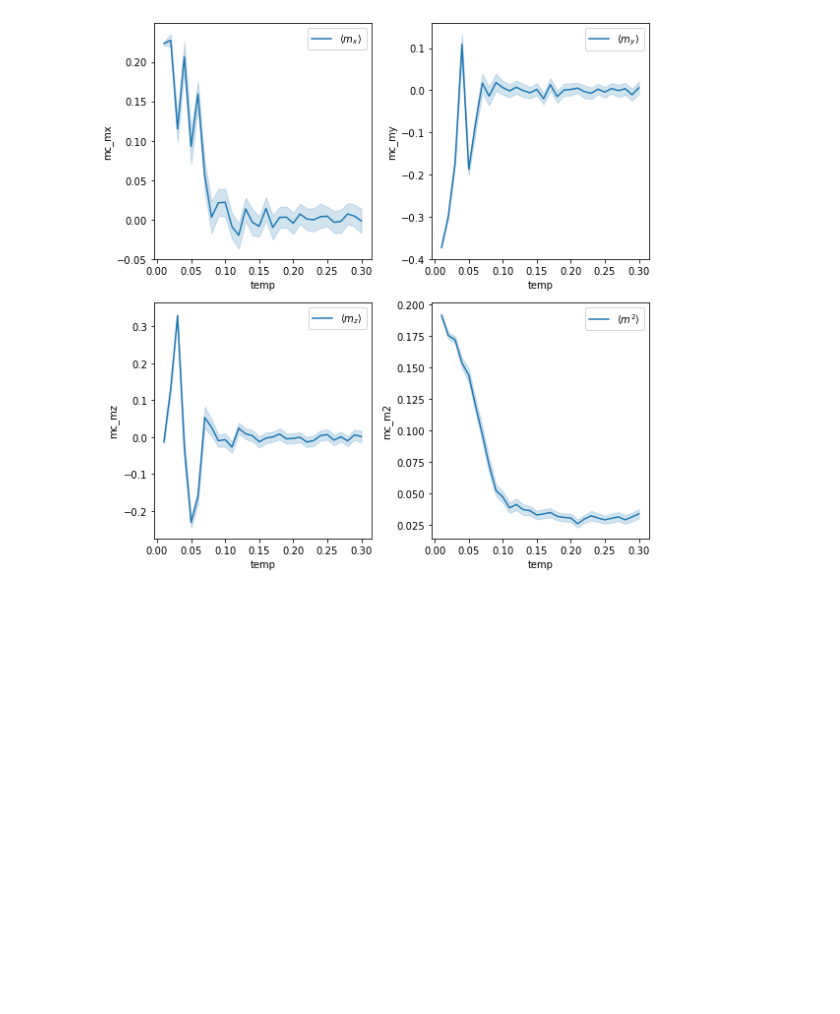
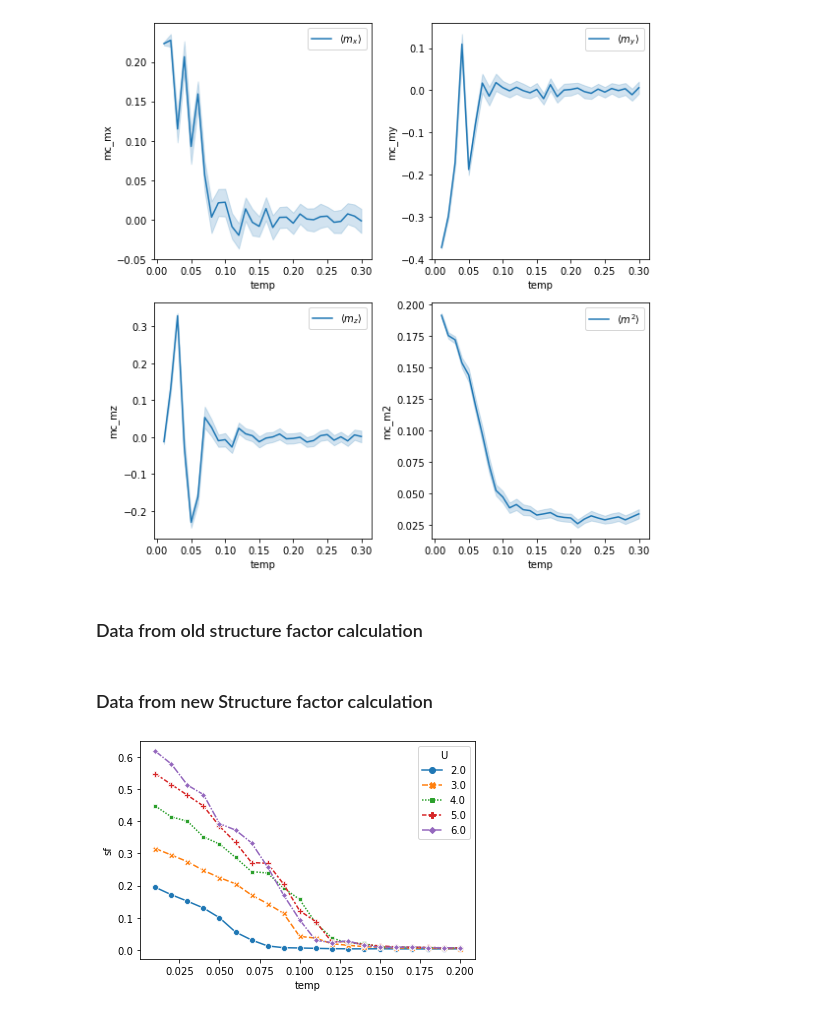
Before and after one commit to Shashi1a/tca_ptca, a Jupyter notebook: spinspincorr.ipynb, the cells around one changed output. Saved outputs shown, nothing was run; the diff lists cells and outputs as text; code cells hidden in the pictures; blank space fills up the shorter version.

```diff
--- a/spinspincorr.ipynb
+++ b/spinspincorr.ipynb
@@ -472,3 +508,27 @@ plt.show()
 fig = px.scatter_3d(df_mc, x='mc_mx', y='mc_my',
                     z='mc_mz', size='mc_m2', color='temp')
 fig.show()
+# %% [markdown]
+### Data from old structure factor calculation
+# %%
+fU2mag = pd.read_csv('U2.0/magnetic_sq_ptca_test_L24_Lc6_U2.0.dat',sep='\t',header=None)
+fU3mag = pd.read_csv('U3.0/magnetic_sq_ptca_test_L24_Lc6_U3.0.dat',sep='\t',header=None)
+fU4mag = pd.read_csv('U4.0/magnetic_sq_ptca_test_L24_Lc6_U4.0.dat',sep='\t',header=None)
+fU5mag = pd.read_csv('U5.0/magnetic_sq_ptca_test_L24_Lc6_U5.0.dat',sep='\t',header=None)
+fU6mag = pd.read_csv('U6.0/magnetic_sq_ptca_test_L24_Lc6_U6.0.dat',sep='\t',header=None)
+
+
+datacol = ['temp', 'sf']
+fU2mag.columns = datacol
+fU2mag['U'] = 2*np.ones(fU2mag.shape[0])
+fU3mag.columns = datacol
+fU3mag['U'] = 3*np.ones(fU3mag.shape[0])
+fU4mag.columns = datacol
+fU4mag['U'] = 4*np.ones(fU4mag.shape[0])
+fU5mag.columns = datacol
+fU5mag['U'] = 5*np.ones(fU5mag.shape[0])
+fU6mag.columns = datacol
+fU6mag['U'] = 6*np.ones(fU6mag.shape[0])
+data_df = pd.concat([fU2mag, fU3mag, fU4mag, fU5mag, fU6mag])
+# %% [markdown]
+### Data from new Structure factor calculation
@@ -474,0 +543,9 @@ fig.show()
+# %%
+palette = sns.color_palette("tab10",5)
+
+sns.lineplot(x='temp',y='sf',hue='U',data=data_df,\
+             markers=True,style='U',palette=palette)
+
+plt.show()
+# %% [output]
+[figure, added]
```
Also changed, not shown: parts of 11 cells of this notebook.
